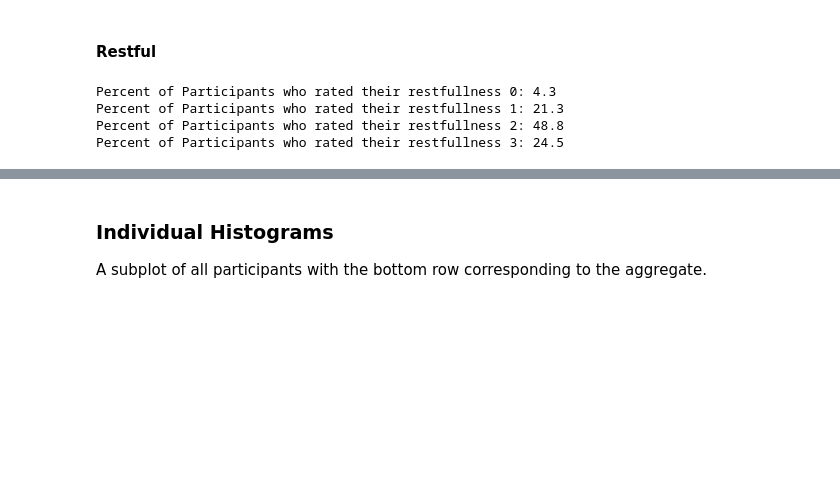
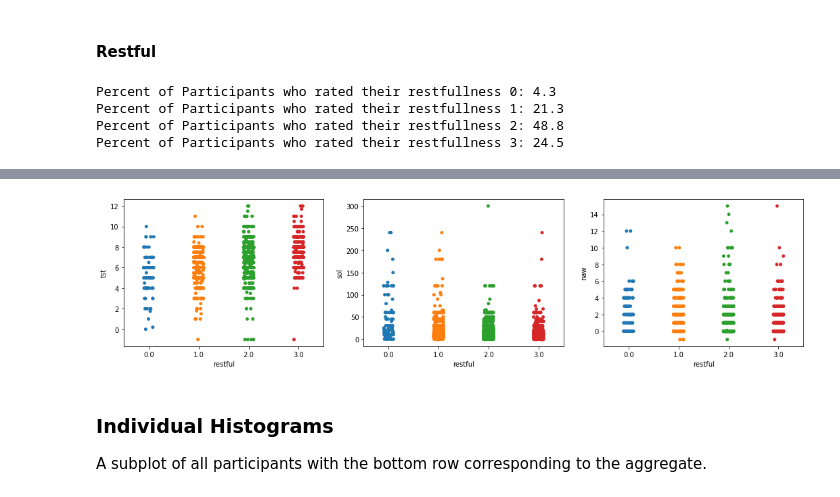
Before and after one commit to intelligent-environments-lab/utx000, a Jupyter notebook: notebooks/4.3.1-hef-ema-summary.ipynb, the cells around one changed output, grey strips where cells are left out. Drawn from its saved outputs; the diff is of its cells as text; code cells hidden in the pictures; blank space fills up the shorter version.

```diff
--- a/notebooks/4.3.1-hef-ema-summary.ipynb
+++ b/notebooks/4.3.1-hef-ema-summary.ipynb
@@ -551,3 +543,13 @@ Percent of Participants who rated their restfullness 3: 24.5
+# %%
+fig, axes = plt.subplots(1,3,figsize=(18,4))
+for metric, ax in zip(["tst","sol","naw"],axes.flat):
+    df_to_plot = sleep_survey[sleep_survey["restful"] >= 0]
+    sns.stripplot(x="restful",y=metric,data=df_to_plot,ax=ax)
+
+plt.show()
+plt.close()
+# %% [output]
+[figure, added]
 # %% [markdown]
 ### Individual Histograms
 A subplot of all participants with the bottom row corresponding to the aggregate.
```
Also changed, not shown: parts of 7 cells of this notebook.
